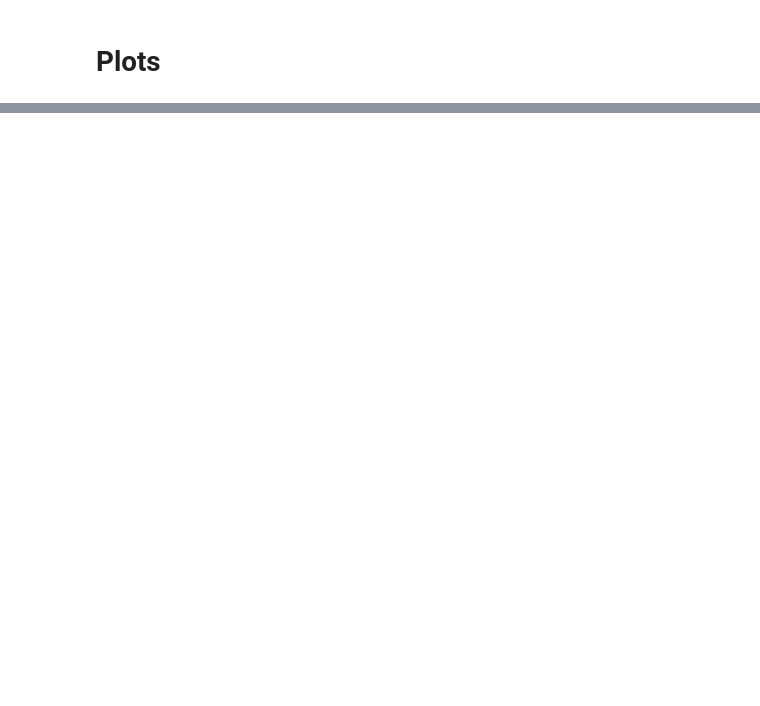
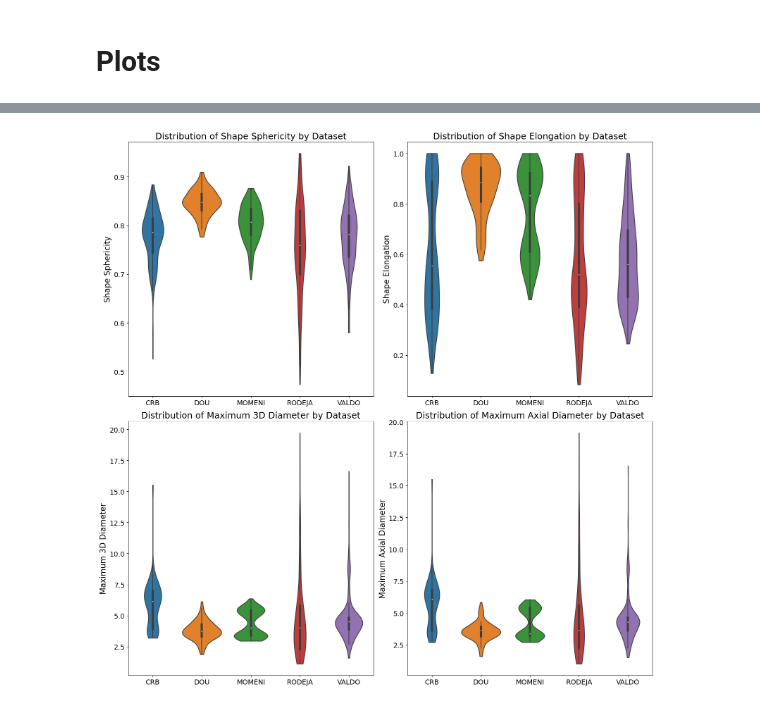
Before and after one commit to jorgedelpozolerida/MicrobleedNet, a Jupyter notebook: notebooks/analysis/CMB_shape_numerical.ipynb, the cells around one changed output, grey strips where cells are left out. Cells and saved outputs as stored; diff of their text form; code cells hidden in the pictures; blank space fills up the shorter version.

```diff
--- a/notebooks/analysis/CMB_shape_numerical.ipynb
+++ b/notebooks/analysis/CMB_shape_numerical.ipynb
@@ -134,0 +75,88 @@ plt.show()
+# %%
+import matplotlib.pyplot as plt
+import seaborn as sns
+
+def create_violin_plot(ax, data, column, group_by, title, xlabel, ylabel, title_size=16, label_size=14, tick_size=12):
+    """
+    Creates a violin plot on the specified axes object with customizable font sizes.
+
+    Args:
+        ax (matplotlib.axes.Axes): The axes object to draw the violin plot on.
+        data (pandas.DataFrame): DataFrame containing the data.
+        column (str): Name of the column in DataFrame that contains the values for plotting.
+        group_by (str): Column name to group data by.
+        title (str): Title of the plot.
+        xlabel (str): Label for the X-axis.
+        ylabel (str): Label for the Y-axis.
+        title_size (int, optional): Font size for the title.
+        label_size (int, optional): Font size for the axis labels.
+        tick_size (int, optional): Font size for the axis ticks.
+    """
+    sns.violinplot(x=group_by, y=column, data=data, ax=ax, cut=0)
+    ax.set_title(title, fontsize=title_size)
+    ax.set_xlabel(xlabel, fontsize=label_size)
+    ax.set_ylabel(ylabel, fontsize=label_size)
+    ax.tick_params(axis='both', which='major', labelsize=tick_size)
+
+# Example usage
+fig, axs = plt.subplots(2, 2, figsize=(16, 16))  # Increase the figure size for better visibility
+
+# Plotting each feature
+create_violin_plot(
+    ax=axs[0, 0],
+    data=df_radiomics.sort_values('Dataset'),
+    column='shape_Sphericity',
+    group_by='Dataset',
+    title='Distribution of Shape Sphericity by Dataset',
+    xlabel='',
+    ylabel='Shape Sphericity',
+    title_size=18,  # Larger title font
+    label_size=16,  # Larger axis label font
+    tick_size=14    # Larger tick label font
+)
+
+create_violin_plot(
+    ax=axs[0, 1],
+    data=df_radiomics.sort_values('Dataset'),
+    column='shape_Elongation',
+    group_by='Dataset',
+    title='Distribution of Shape Elongation by Dataset',
+    xlabel='',
+    ylabel='Shape Elongation',
+    title_size=18,
+    label_size=16,
+    tick_size=14
+)
+
+create_violin_plot(
+    ax=axs[1, 0],
+    data=df_radiomics.sort_values('Dataset'),
+    column='shape_Maximum3DDiameter',
+    group_by='Dataset',
+    title='Distribution of Maximum 3D Diameter by Dataset',
+    xlabel='',
+    ylabel='Maximum 3D Diameter',
+    title_size=18,
+    label_size=16,
+    tick_size=14
+)
+
+create_violin_plot(
+    ax=axs[1, 1],
+    data=df_radiomics.sort_values('Dataset'),
+    column='shape_Maximum2DDiameterSlice',
+    group_by='Dataset',
+    title='Distribution of Maximum Axial Diameter by Dataset',
+    xlabel='',
+    ylabel='Maximum Axial Diameter',
+    title_size=18,
+    label_size=16,
+    tick_size=14
+)
+
+# Adjust layout and display plot
+plt.tight_layout()
+plt.savefig("../../data-misc/img/radiomics_features_by_dataset.png")
+plt.show()
+# %% [output]
+[figure, added]
```
Also changed, not shown: parts of 5 cells of this notebook, 9 other files.
